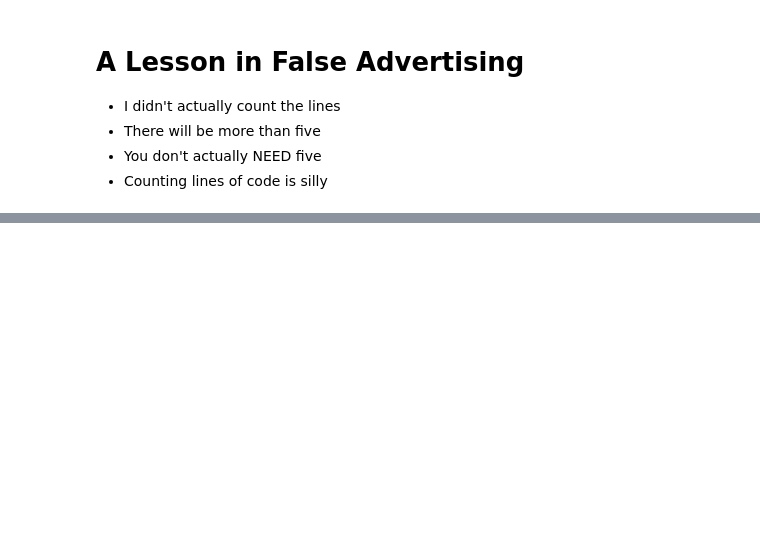
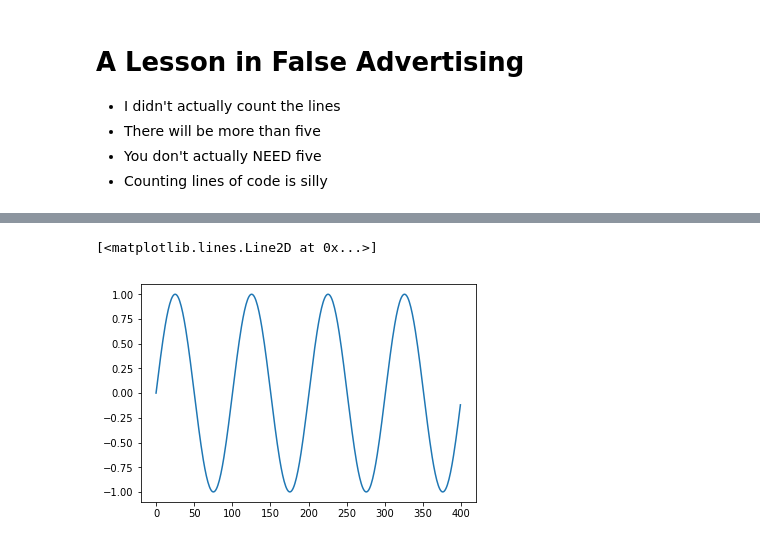
Before and after one commit to RemyPorter/ShadowMusic, a Jupyter notebook: Build a Synth.ipynb, the cells around one changed output, grey strips where cells are left out. Saved outputs shown, nothing was run; the diff lists cells and outputs as text; code cells hidden in the pictures; blank space fills up the shorter version.

```diff
--- a/Build a Synth.ipynb
+++ b/Build a Synth.ipynb
@@ -35,0 +83,6 @@ sd.play(np.sin(np.mgrid[0:44100]/44100 * 2 * np.pi * 440))
+# %%
+sin440 = np.sin(one_second*2*np.pi*440)
+plt.plot(sin440[0:400])
+# %% [output]
+[<matplotlib.lines.Line2D at 0x...>]
+[figure, added]
```
Also changed, not shown: parts of 100 cells of this notebook, 6 other files.
